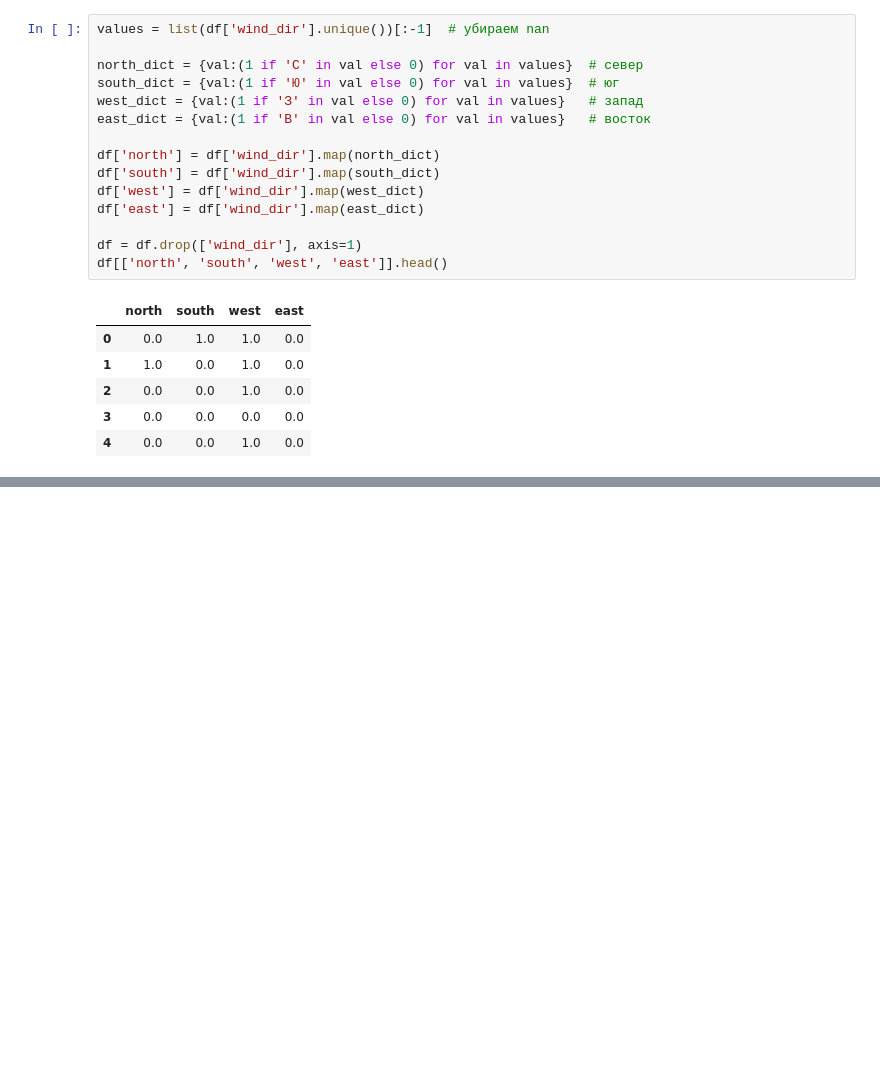
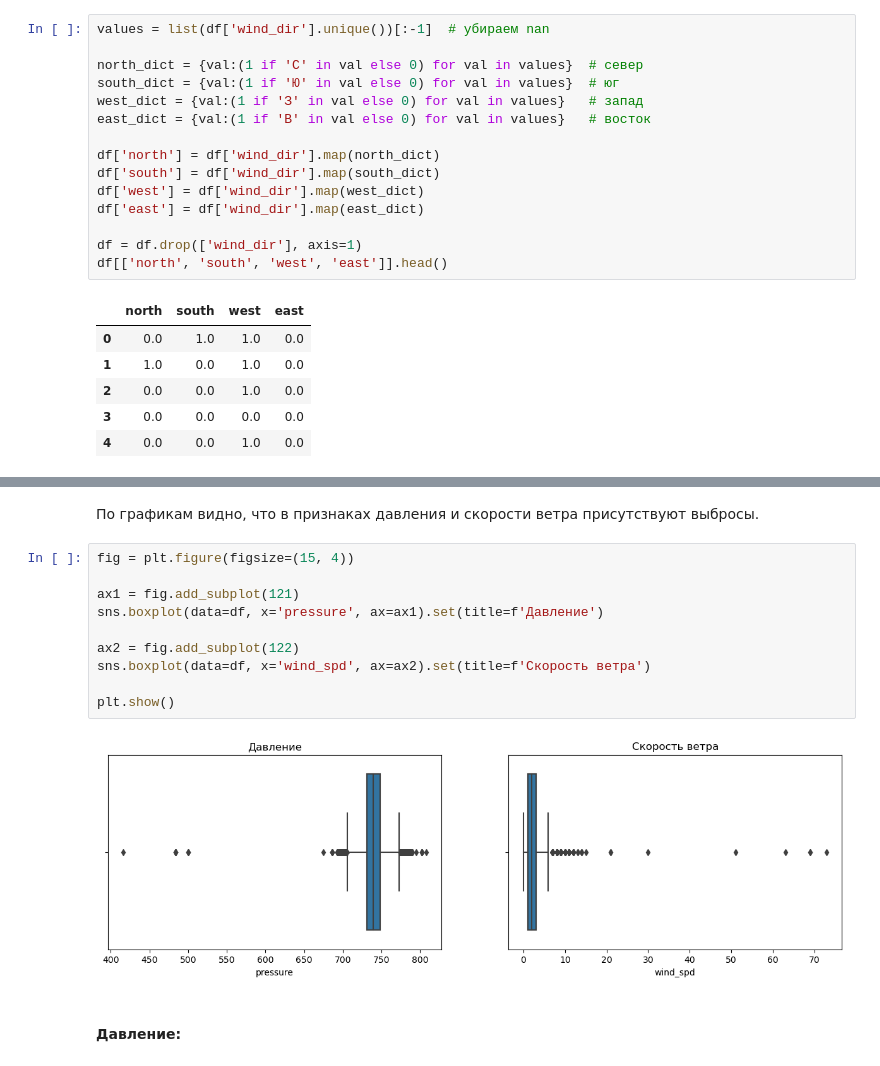
Before and after one commit to phys-winner/water-predictor-bot, a Jupyter notebook: notebooks/eda.ipynb, the cells around one changed output, grey strips where cells are left out. Saved outputs shown, nothing was run; the diff lists cells and outputs as text; blank space fills up the shorter version.

```diff
--- a/notebooks/eda.ipynb
+++ b/notebooks/eda.ipynb
@@ -669,0 +735,16 @@ memory usage: 10.6 MB
+# %% [markdown]
+По графикам видно, что в признаках давления и скорости ветра присутствуют выбросы.
+# %%
+fig = plt.figure(figsize=(15, 4))
+
+ax1 = fig.add_subplot(121)
+sns.boxplot(data=df, x='pressure', ax=ax1).set(title=f'Давление')
+
+ax2 = fig.add_subplot(122)
+sns.boxplot(data=df, x='wind_spd', ax=ax2).set(title=f'Скорость ветра')
+
+plt.show()
+# %% [output]
+[figure, added]
+# %% [markdown]
+#### Давление:
```
Also changed, not shown: parts of 99 cells of this notebook.
